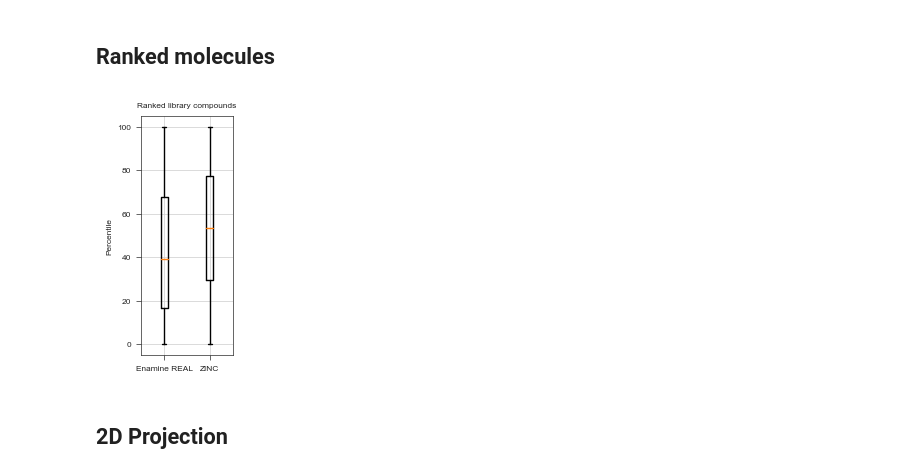
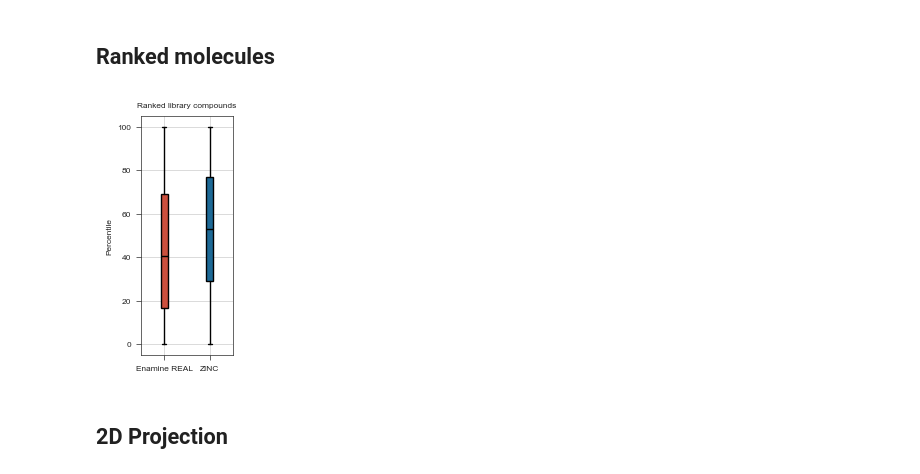
Before and after one commit to ersilia-os/sars-cov-2-chemspace, a Jupyter notebook: notebooks/05_Figure2.ipynb, the cells around one changed output. Saved outputs shown, nothing was run; the diff lists cells and outputs as text; code cells hidden in the pictures.

```diff
--- a/notebooks/05_Figure2.ipynb
+++ b/notebooks/05_Figure2.ipynb
@@ -184,17 +184,26 @@ stylia.save_figure("../figures/f2_c.png")
 ## Ranked molecules
 # %%
 df = pd.read_csv("../results/cheese_search_flat_ranked.csv")
+colors = NamedColors()
+red = colors.get("red")
+blue = colors.get("blue")
 
 fig, axs = stylia.create_figure(1, 1, width=TWO_COLUMNS_WIDTH * 0.2, height= TWO_COLUMNS_WIDTH * 0.4)
 ax = axs.next()
 
-ax.boxplot(x=[df[df["database"] == "enamine-real"]["tot_rank"], df[df["database"] == "zinc15"]["tot_rank"]], labels=["Enamine REAL", "ZINC"])
+box = ax.boxplot(x=[df[df["database"] == "enamine-real"]["tot_rank"],
+                    df[df["database"] == "zinc15"]["tot_rank"]],
+                    labels=["Enamine REAL", "ZINC"],
+                    medianprops=dict(color="black"),
+                    patch_artist=True)
+for patch, color in zip(box['boxes'], [red,blue]):
+    patch.set_facecolor(color)
 stylia.label(ax, title="Ranked library compounds", ylabel="Percentile", xlabel="")
 plt.tight_layout()
 
 stylia.save_figure("../figures/f2_d.png")
 # %% [output]
-[figure, old version]
+[figure, new version]
 # %% [markdown]
 ## 2D Projection
 # %%
```
Also changed, not shown: 17 other files.
